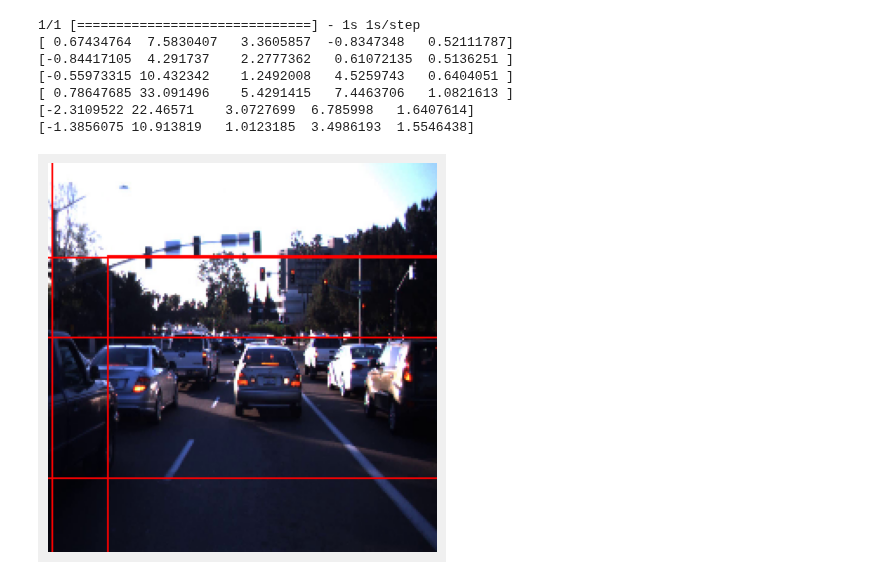
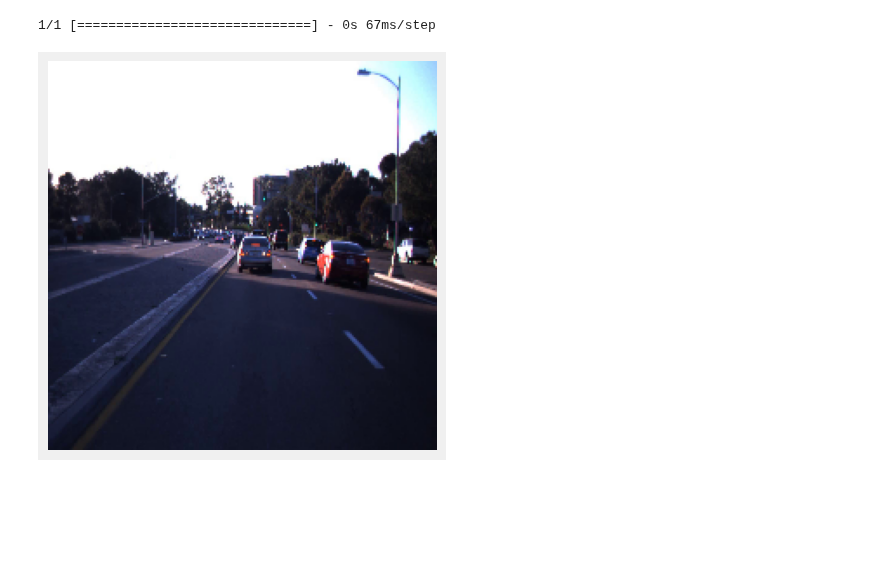
Before and after one commit to martinkukucka/neural-networks, a Jupyter notebook: 3.zadanie/src/keras_main_1.ipynb, the cells around one changed output. Drawn from its saved outputs; the diff is of its cells as text; code cells hidden in the pictures; blank space fills up the shorter version.

```diff
--- a/3.zadanie/src/keras_main_1.ipynb
+++ b/3.zadanie/src/keras_main_1.ipynb
@@ -189,5 +191,6 @@ class DataGenerator(tf.keras.utils.Sequence):
 #                 label_matrix[i, j] = [x, y, w, h, 1, 0, 1]
         return image, label_matrix
 # %%
-trainingDataGenerator = DataGenerator(X_train, y_train.tolist())
-validationDataGenerator = DataGenerator(X_val, y_val.tolist())
+trainingDataGenerator = DataGenerator(X_train, y_train)
+validationDataGenerator = DataGenerator(X_val, y_val)
+testDataGenerator = DataGenerator(X_test, y_test)
@@ -234,7 +217,7 @@ def TestPrint(image, label):
     ax.imshow(cv.cvtColor(image, cv.COLOR_BGR2RGB))
     plt.show()
 # %%
-x_train, y_train = trainingDataGenerator.__getitem__(10)
+x_train, y_train = trainingDataGenerator.__getitem__(17)
 idx = 1
 TestPrint(x_train[idx], y_train[idx])
 # %% [output]
@@ -322,6 +305,6 @@ model.compile(loss = yoloLoss, optimizer=tf.keras.optimizers.Adam(learning_rate=
 # %%
 model.fit(  x = trainingDataGenerator,
             validation_data = (validationDataGenerator),
-            epochs = 2,
+            epochs = 1,
             )
 # %% [output]
@@ -333,17 +316,11 @@ Epoch 2/2
 # %%
 # for i in range(9):
 
-#     image = cv.imread('../data/LISATrafficLightDataset/dayTrain/dayTrain/dayClip1/frames/dayClip1--00000' + str(i) + '.png')
-image = cv.imread('../data/LISATrafficLightDataset/dayTrain/dayTrain/dayClip1/frames/dayClip1--00210.jpg')
-# image = cv.imread('../data/LISATrafficLightDataset/dayTrain/dayTrain/dayClip1/frames/dayClip1--00150.jpg')
-image = cv.resize(image, (IMAGE_SIZE, IMAGE_SIZE))
-TestPrint(image, model.predict(np.expand_dims(image, 0))[0])
+# image = cv.imread('../data/LISATrafficLightDataset/dayTrain/dayTrain/dayClip1/frames/dayClip1--00210.jpg')
+# image = cv.resize(image, (IMAGE_SIZE, IMAGE_SIZE))
+
+x_test, y_test = testDataGenerator.__getitem__(25)
+TestPrint(x_test[0], model.predict(np.expand_dims(x_test[0], 0))[0])
 # %% [output]
-1/1 [==============================] - 1s 1s/step
-[ 0.67434764  7.5830407   3.3605857  -0.8347348   0.52111787]
-[-0.84417105  4.291737    2.2777362   0.61072135  0.5136251 ]
-[-0.55973315 10.432342    1.2492008   4.5259743   0.6404051 ]
-[ 0.78647685 33.091496    5.4291415   7.4463706   1.0821613 ]
-[-2.3109522 22.46571    3.0727699  6.785998   1.6407614]
-[-1.3856075 10.913819   1.0123185  3.4986193  1.5546438]
+1/1 [==============================] - 0s 67ms/step
-[figure, old version]
+[figure, new version]
```
Also changed, not shown: parts of 8 cells of this notebook.
